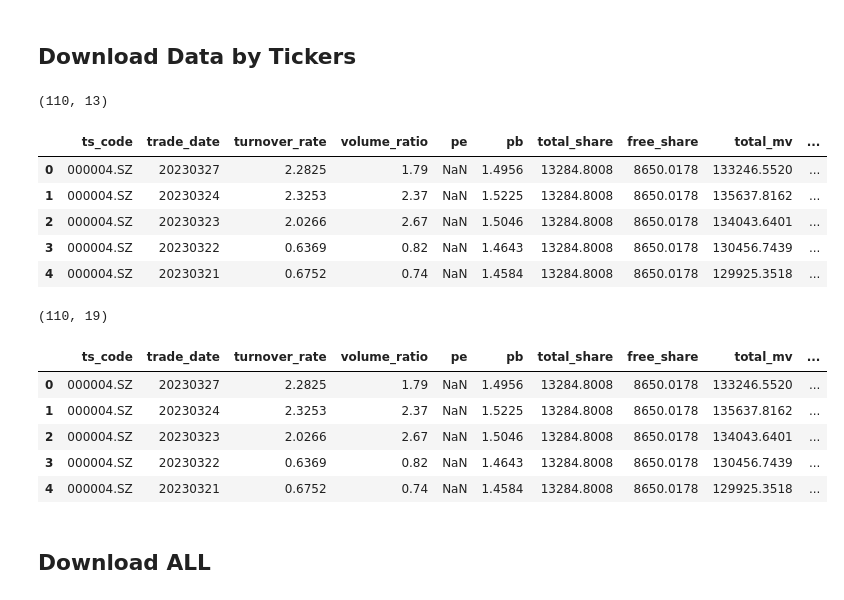
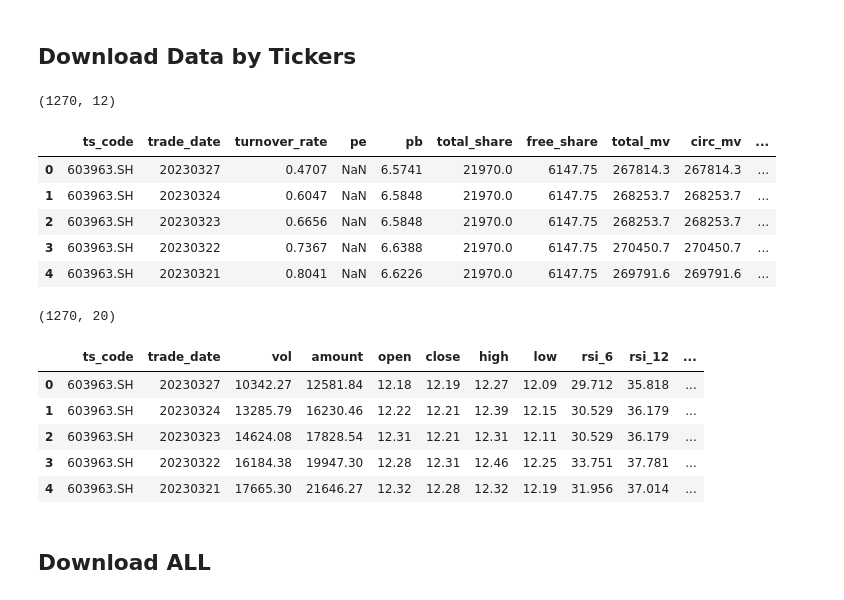
Before and after one commit to JiaRuiming-1/AI-Trading, a Jupyter notebook: P7_Backtesting/DownLoad_from_Tushare.ipynb, the cells around one changed output. Drawn from its saved outputs; the diff is of its cells as text; code cells hidden in the pictures.

```diff
--- a/P7_Backtesting/DownLoad_from_Tushare.ipynb
+++ b/P7_Backtesting/DownLoad_from_Tushare.ipynb
@@ -19,7 +19,7 @@ pro = ts.pro_api()
 We got stock list by each day, and pick up stock exist in that day with some ohter custom constraints.
 # %%
 # trade calendar
-start_date, end_date = '20230101' , '20230327'
+start_date, end_date = '20180101' , '20230327'
 calendar = pro.trade_cal(exchange='SSE', is_open='1',
                             start_date=start_date,
                             end_date=end_date,
@@ -36,6 +38,7 @@ def get_basic_from_Tushare(trade_date):
     df = pro.bak_basic(trade_date=trade_date, fields=basic_fields)
     return df
 # test function
-df = get_basic_from_Tushare(calendar[0])
-df.head()
+#fundamental_df = get_basic_from_Tushare(calendar[0])
+#print(fundamental_df.shape)
+#fundamental_df.head()
 # %% [output]
@@ -71,3 +87,0 @@ df.head()
-# %%
-fundamental_df = pd.read_csv('fundamental_20170405_20230317.csv').iloc[:,1:]
-fundamental_df.head()
@@ -85,7 +92,7 @@ def get_daydata_from_Tushare(fundamental_df):
 
     def get_daydata_by_ticker_(ts_code):
         # indicator check: https://tushare.pro/document/2?doc_id=32
-        my_fields = 'ts_code,trade_date,turnover_rate,volume_ratio,pe,pb,total_share,free_share,total_mv,circ_mv'
+        my_fields = 'ts_code,trade_date,turnover_rate,pe,pb,total_share,free_share,total_mv,circ_mv'
         df = pro.query('daily_basic', ts_code=ts_code, start_date=calendar[0], end_date=calendar[-1], fields=my_fields)
         return df
 
@@ -101,45 +108,45 @@ def get_daydata_from_Tushare(fundamental_df):
     return df
 
 # test function
-df_20170103 = get_daydata_from_Tushare(df.iloc[:2,])
-print(df_20170103.shape)
-df_20170103.head()
+df_base = get_daydata_from_Tushare(fundamental_df.iloc[:1,])
+print(df_base.shape)
+df_base.head()
 # %% [output]
-(110, 13)
+(1270, 12)
-|  | ts_code | trade_date | turnover_rate | volume_ratio | pe | pb | total_share | free_share | total_mv | ... |
-| 0 | 000004.SZ | 20230327 | 2.2825 | 1.79 | NaN | 1.4956 | 13284.8008 | 8650.0178 | 133246.5520 | ... |
-| 1 | 000004.SZ | 20230324 | 2.3253 | 2.37 | NaN | 1.5225 | 13284.8008 | 8650.0178 | 135637.8162 | ... |
-| 2 | 000004.SZ | 20230323 | 2.0266 | 2.67 | NaN | 1.5046 | 13284.8008 | 8650.0178 | 134043.6401 | ... |
-| 3 | 000004.SZ | 20230322 | 0.6369 | 0.82 | NaN | 1.4643 | 13284.8008 | 8650.0178 | 130456.7439 | ... |
-| 4 | 000004.SZ | 20230321 | 0.6752 | 0.74 | NaN | 1.4584 | 13284.8008 | 8650.0178 | 129925.3518 | ... |
+|  | ts_code | trade_date | turnover_rate | pe | pb | total_share | free_share | total_mv | circ_mv | ... |
+| 0 | 603963.SH | 20230327 | 0.4707 | NaN | 6.5741 | 21970.0 | 6147.75 | 267814.3 | 267814.3 | ... |
+| 1 | 603963.SH | 20230324 | 0.6047 | NaN | 6.5848 | 21970.0 | 6147.75 | 268253.7 | 268253.7 | ... |
+| 2 | 603963.SH | 20230323 | 0.6656 | NaN | 6.5848 | 21970.0 | 6147.75 | 268253.7 | 268253.7 | ... |
+| 3 | 603963.SH | 20230322 | 0.7367 | NaN | 6.6388 | 21970.0 | 6147.75 | 270450.7 | 270450.7 | ... |
+| 4 | 603963.SH | 20230321 | 0.8041 | NaN | 6.6226 | 21970.0 | 6147.75 | 269791.6 | 269791.6 | ... |
 # %%
 def get_dayIndicator_from_Tushare(fundamental_df):
 
     def get_daydata_by_ticker_(ts_code):
         # inidcator check: https://tushare.pro/document/2?doc_id=296
-        my_fields = 'ts_code,trade_date,close_qfq,open_qfq,high_qfq,low_qfq,amount,vol,cci'
+        my_fields = 'ts_code,trade_date,close_qfq,open_qfq,high_qfq,low_qfq,amount,vol,rsi_6,rsi_12'
         df = pro.stk_factor(ts_code=ts_code, start_date=calendar[0], end_date=calendar[-1], fields=my_fields)
         df.rename(columns = {'close_qfq':'close', 'open_qfq':'open', 'high_qfq':'high', 'low_qfq':'low'}, inplace = True)
         return df
 
     tickers = fundamental_df['ts_code'].values
     df = pd.DataFrame()
     for ts_code in tickers:
         ticker_df = get_daydata_by_ticker_(ts_code)
         df = df.append(ticker_df)
     return df
 
-df_20170103_ = get_dayIndicator_from_Tushare(df.iloc[:2,])
-df_20170103 = df_20170103.merge(df_20170103_, on=['trade_date','ts_code'], how='left')
-print(df_20170103.shape)
-df_20170103.head()
+df_day = get_dayIndicator_from_Tushare(fundamental_df.iloc[:1,])
+df_day = df_day.merge(df_base, on=['trade_date','ts_code'], how='left')
+print(df_day.shape)
+df_day.head()
 # %% [output]
-(110, 19)
+(1270, 20)
-|  | ts_code | trade_date | turnover_rate | volume_ratio | pe | pb | total_share | free_share | total_mv | ... |
-| 0 | 000004.SZ | 20230327 | 2.2825 | 1.79 | NaN | 1.4956 | 13284.8008 | 8650.0178 | 133246.5520 | ... |
-| 1 | 000004.SZ | 20230324 | 2.3253 | 2.37 | NaN | 1.5225 | 13284.8008 | 8650.0178 | 135637.8162 | ... |
-| 2 | 000004.SZ | 20230323 | 2.0266 | 2.67 | NaN | 1.5046 | 13284.8008 | 8650.0178 | 134043.6401 | ... |
-| 3 | 000004.SZ | 20230322 | 0.6369 | 0.82 | NaN | 1.4643 | 13284.8008 | 8650.0178 | 130456.7439 | ... |
-| 4 | 000004.SZ | 20230321 | 0.6752 | 0.74 | NaN | 1.4584 | 13284.8008 | 8650.0178 | 129925.3518 | ... |
+|  | ts_code | trade_date | vol | amount | open | close | high | low | rsi_6 | rsi_12 | ... |
+| 0 | 603963.SH | 20230327 | 10342.27 | 12581.84 | 12.18 | 12.19 | 12.27 | 12.09 | 29.712 | 35.818 | ... |
+| 1 | 603963.SH | 20230324 | 13285.79 | 16230.46 | 12.22 | 12.21 | 12.39 | 12.15 | 30.529 | 36.179 | ... |
+| 2 | 603963.SH | 20230323 | 14624.08 | 17828.54 | 12.31 | 12.21 | 12.31 | 12.11 | 30.529 | 36.179 | ... |
+| 3 | 603963.SH | 20230322 | 16184.38 | 19947.30 | 12.28 | 12.31 | 12.46 | 12.25 | 33.751 | 37.781 | ... |
+| 4 | 603963.SH | 20230321 | 17665.30 | 21646.27 | 12.32 | 12.28 | 12.32 | 12.19 | 31.956 | 37.014 | ... |
 # %% [markdown]
 ## Download ALL
```
Also changed, not shown: parts of 47 cells of this notebook.
